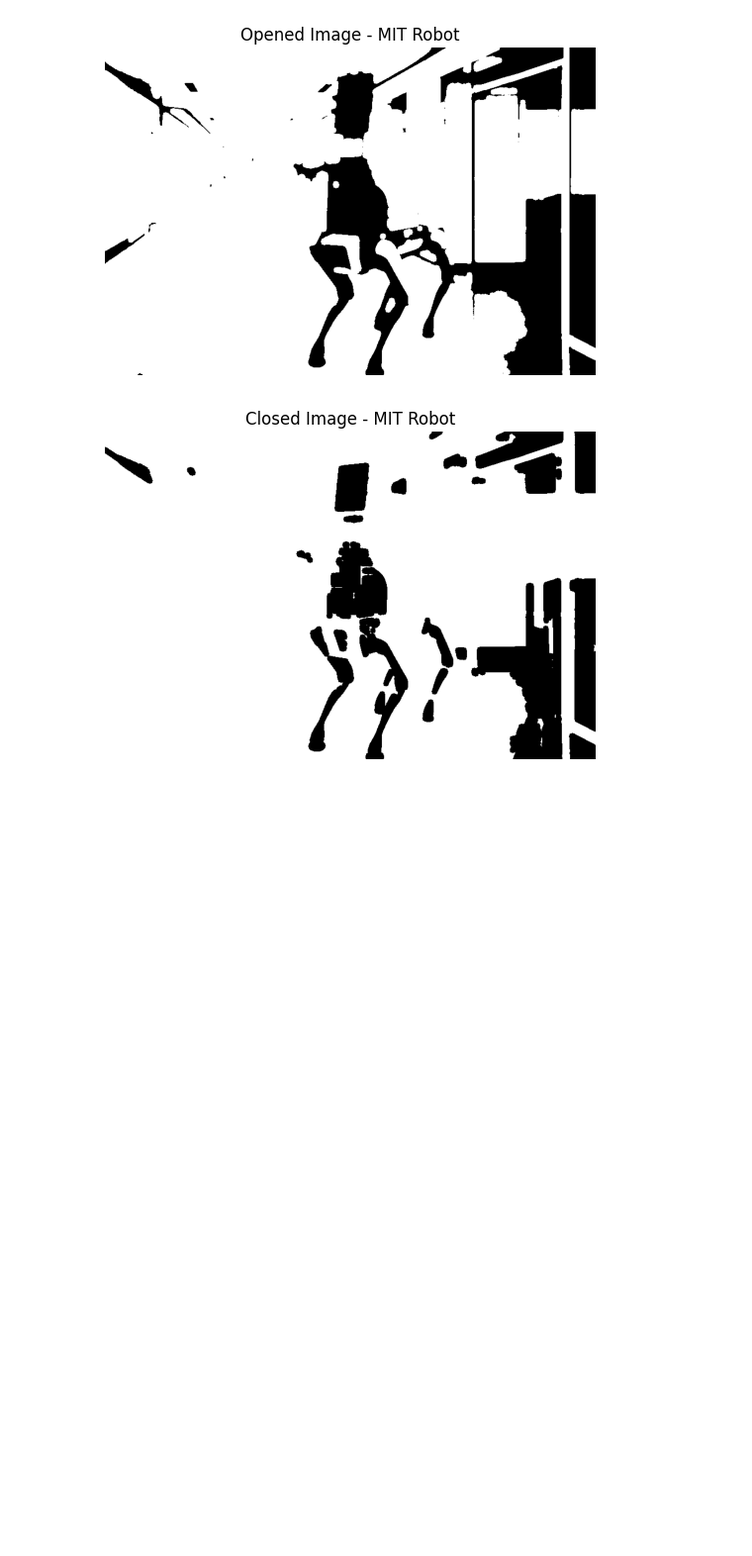
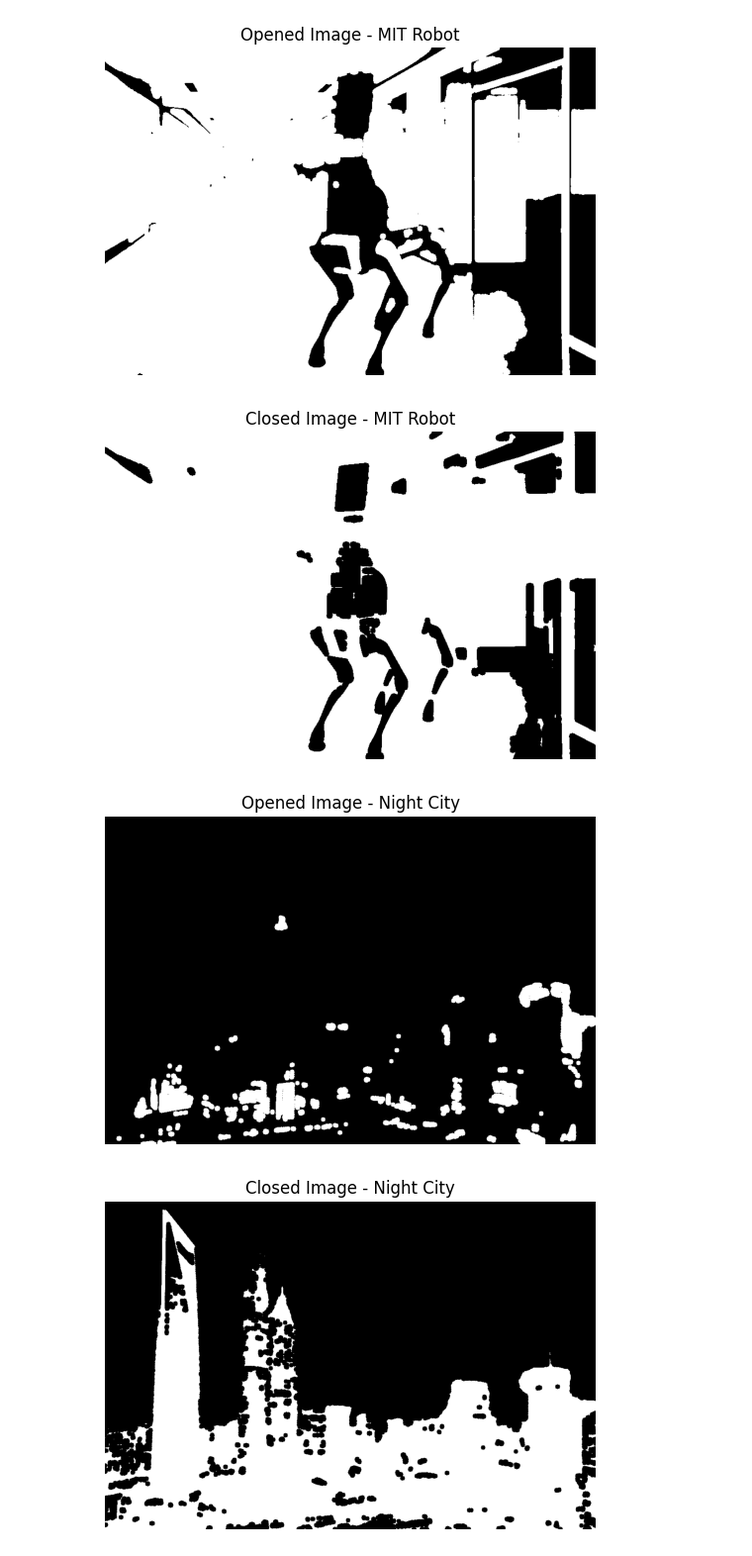
Before and after one commit to PsimonL/ImageProcessing, a Jupyter notebook: Lab6/main.ipynb, the cells around one changed output. Shown: that part at 99% size. Cells and saved outputs as stored; diff of their text form; code cells hidden in the pictures; blank space fills up the shorter version.

```diff
--- a/Lab6/main.ipynb
+++ b/Lab6/main.ipynb
@@ -148,18 +155,15 @@ def binarize_image(gray_image, name):
     plt.show()
     return binary_image
 # %%
-def apply_morphological_operations(binary_image, name):
-    # Utwórz element strukturalny (kernel)
-    selem = disk(5)  # Możesz dostosować rozmiar elementu strukturalnego
+def apply_morphological_operations_scikit_image(binary_image, name):
+    selem = disk(5)
 
-    # Binary Opening
     opened_image = binary_opening(binary_image, selem)
     plt.imshow(opened_image, cmap='gray')
     plt.axis('off')
     plt.title(f'Opened Image - {name}')
     plt.show()
 
-    # Binary Closing
     closed_image = binary_closing(binary_image, selem)
     plt.imshow(closed_image, cmap='gray')
     plt.axis('off')
@@ -174,3 +180,8 @@ apply_morphological_operations(binarized_mit_robot_image, "MIT Robot")
 # %% [output]
 [figure]
 [figure]
+# %%
+apply_morphological_operations_scikit_image(binarized_night_city_image, "Night City")
+# %% [output]
+[figure, added]
+[figure, added]
```
Also changed, not shown: parts of 12 cells of this notebook, 3 other files.
